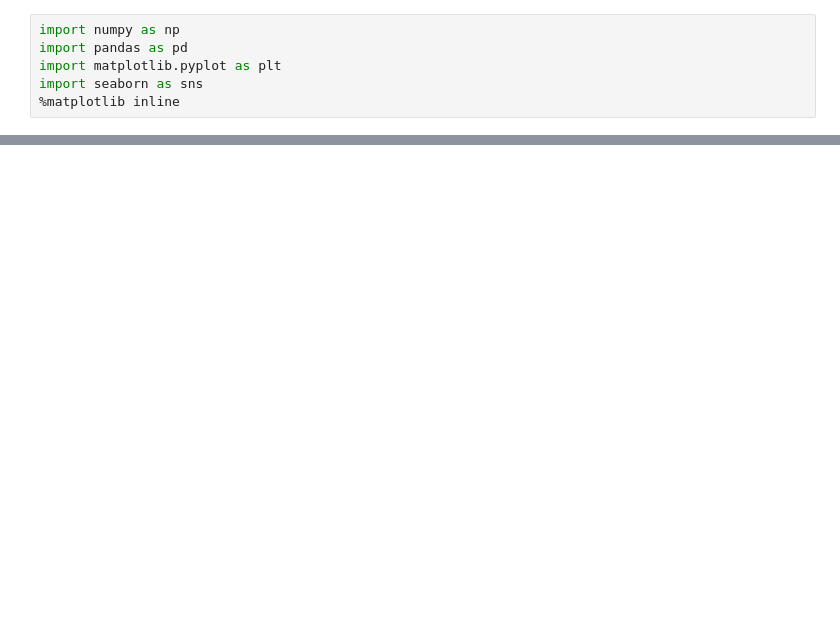
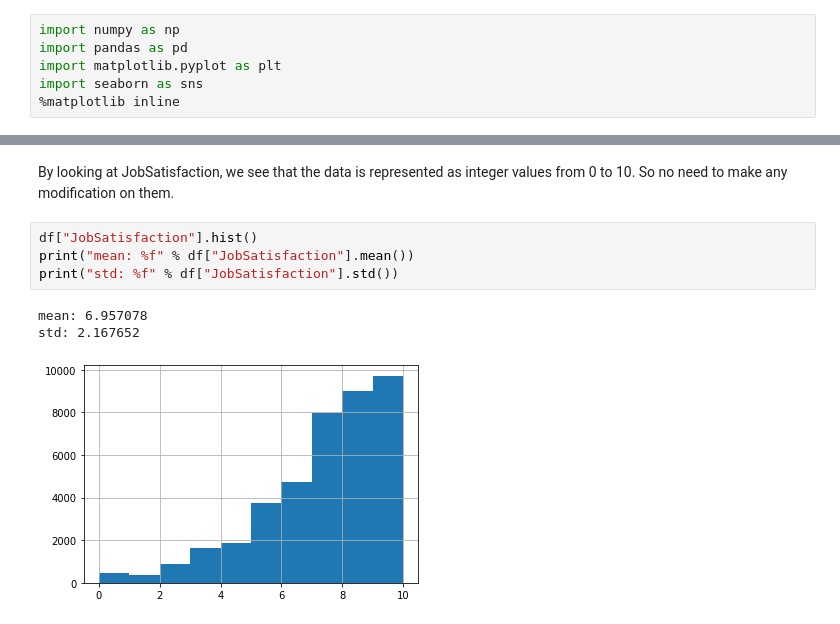
Before and after one commit to xseibel/udacity_ds_p1, a Jupyter notebook: uda_project1.ipynb, the cells around one changed output, grey strips where cells are left out. Saved outputs shown, nothing was run; the diff lists cells and outputs as text; blank space fills up the shorter version.

```diff
--- a/uda_project1.ipynb
+++ b/uda_project1.ipynb
@@ -53,0 +130,10 @@ Name: JobSatisfaction, dtype: float64
+# %% [markdown]
+By looking at JobSatisfaction, we see that the data is represented as integer values from 0 to 10. So no need to make any modification on them.
+# %%
+df["JobSatisfaction"].hist()
+print("mean: %f" % df["JobSatisfaction"].mean())
+print("std: %f" % df["JobSatisfaction"].std())
+# %% [output]
+mean: 6.957078
+std: 2.167652
+[figure, added]
```
Also changed, not shown: parts of 45 cells of this notebook.
